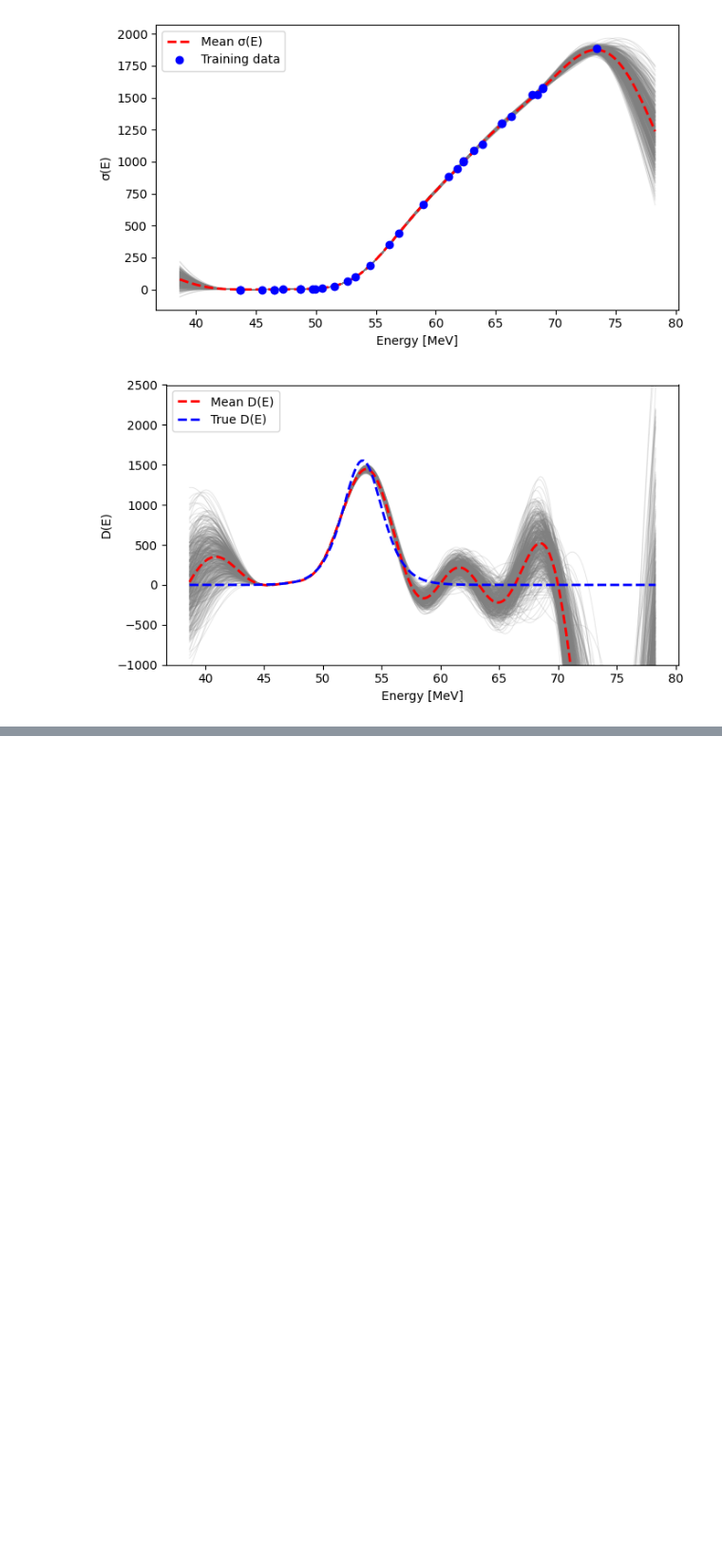
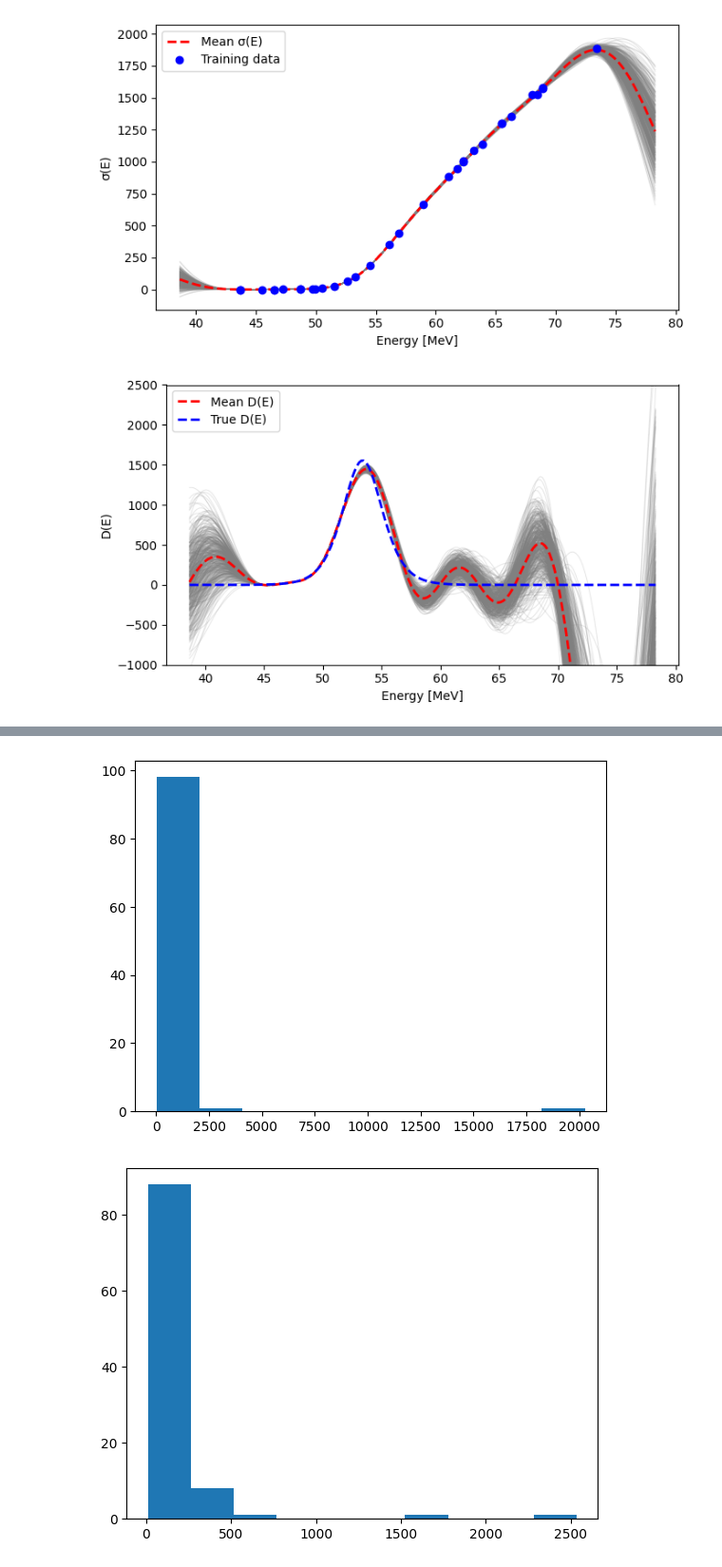
Before and after one commit to aaron-philip/barrier-extraction, a Jupyter notebook: notebooks/SanityChecks.ipynb, the cells around one changed output, grey strips where cells are left out. Shown at 95% size. Drawn from its saved outputs; the diff is of its cells as text; code cells hidden in the pictures; blank space fills up the shorter version.

```diff
--- a/notebooks/SanityChecks.ipynb
+++ b/notebooks/SanityChecks.ipynb
@@ -464,0 +463,25 @@ Shapes: (500, 199)
+# %%
+import pandas as pd
+path_base = "/mnt/home/philipaa/scratch/barrier-paper-results/res_2.00MeV_noise0.01_" #res_0.25MeV_noise0.02_
+h5_path = path_base + "bnn_soc.h5"
+csv_path = h5_path + ".csv"
+
+df = pd.read_csv(csv_path)
+rmse_bnns = df['barrier_RMSE']
+norm = df['hw_true'] * (df['R0_true'] ** 2)
+plt.hist(rmse_bnns)
+plt.show()
+
+bad_mask = rmse_bnns > 20000
+pruned_rmse_bnns = rmse_bnns[~bad_mask]
+plt.hist(pruned_rmse_bnns)
+plt.show()
+
+plt.hist(np.log(pruned_rmse_bnns))
+plt.show()
+
+plt.hist(np.log(pruned_rmse_bnns/norm))
+plt.show()
+# %% [output]
+[figure, added]
+[figure, added]
```
Also changed, not shown: parts of 8 cells of this notebook, 8 other files.
